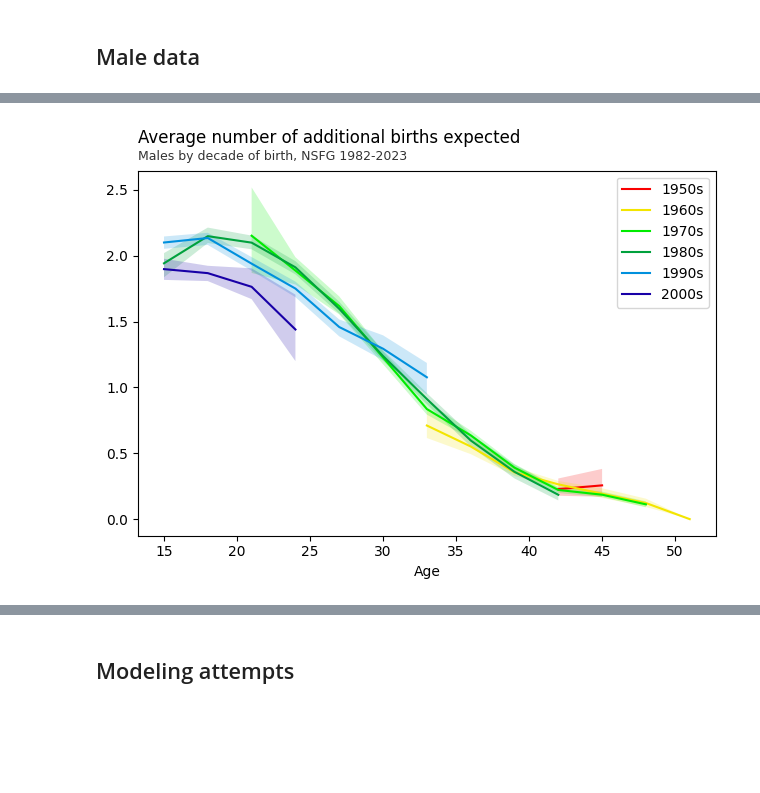
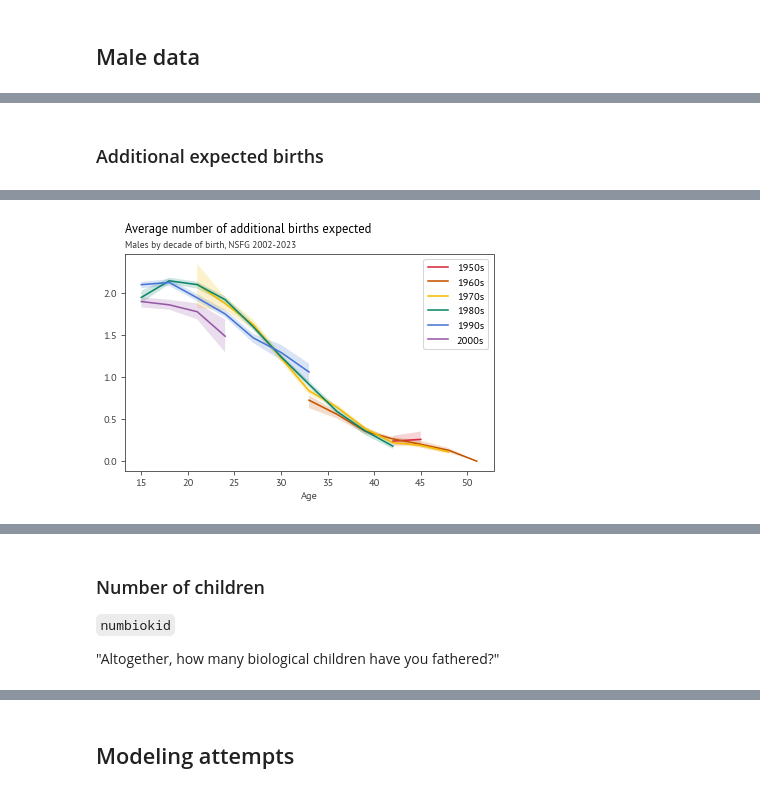
Before and after one commit to AllenDowney/MarriageNSFG, a Jupyter notebook: intent.ipynb, the cells around one changed output, grey strips where cells are left out. Saved outputs shown, nothing was run; the diff lists cells and outputs as text; code cells hidden in the pictures; blank space fills up the shorter version.

```diff
--- a/intent.ipynb
+++ b/intent.ipynb
@@ -188,5 +254,9 @@ Name: count, dtype: int64
 # %%
-df["intent_yes"] = np.where(df["intent"].isna(), np.nan, df["intent"] == 1)
-df["want_yes"] = np.where(df["rwant"].isna(), np.nan, df["rwant"] == 1)
-df["strlop_yes"] = np.where(df["strloper"].isna(), np.nan, df["strloper"] != 5)
+# R is surgically sterile at interview due to tubal sterilization
+# R is surgically sterile at interview due to hysterectomy
+# Type of sterilization operation in effect is "other female operation"
+
+df["strl_tubs"] = df["tubs"] == 1
+df["strl_yes"] = (df["tubs"] == 1) | (df["hyst"] == 1) | (df["strloper"] == 4)
+value_counts(df["strl_yes"])
 # %% [output]
@@ -249,13 +329,16 @@ from utils import percentile_rows
 def plot_table_with_errors(tables, cohorts, ages):
     table = tables[0]
     rows, cols = table.shape
-    set_palette("nipy_spectral", len(cohorts), reverse=True)
+    # set_palette("nipy_spectral", len(cohorts), reverse=True)
 
     for cohort in cohorts:
         frame = pd.DataFrame(columns=ages)
         for i, table in enumerate(tables):
             frame.loc[i] = table[cohort]
-        low, median, high = percentile_rows(frame, [5, 50, 95])
+
+        # using the 84% CI, so non-overlapping corresponds to
+        # a difference that's significant at 5% level
+        low, median, high = percentile_rows(frame, [8, 50, 92])
         plt.fill_between(ages, low, high, alpha=0.2)
         plt.plot(ages, median, label=cohort)
 # %% [output]
@@ -476,3 +705,7 @@ intent
 4.0       13
 Name: count, dtype: int64
 [interactive output not drawn]
+# %%
+df2["intent_yes"] = np.where(df2["intent"].isna(), np.nan, df2["intent"] == 1)
+df2["want_yes"] = np.where(df2["rwant"].isna(), np.nan, df2["rwant"] == 1)
+df2["child_yes"] = np.where(df2["numbiokid"].isna(), np.nan, df2["numbiokid"] > 0)
@@ -479,4 +714,4 @@ Name: count, dtype: int64
 # %%
-df2["intent_yes"] = np.where(df2["intent"].isna(), np.nan, df2["intent"] == 1)
-df2["want_yes"] = np.where(df2["rwant"].isna(), np.nan, df2["rwant"] == 1)
-df2["strlop_yes"] = np.where(df2["everoper"].isna(), np.nan, df2["everoper"] == 1)
+# Have you ever had a vasectomy or any other operation that makes it
+# impossible for you to father a child?
+df2["strl_yes"] = np.where(df2["everoper"].isna(), np.nan, df2["everoper"] == 1)
@@ -545,3 +831,5 @@ decorate(
+# %% [markdown]
+### Additional expected births
 # %%
 tables = [make_table(resample_by_cycle(df2), "addexp") for i in range(101)]
 # %% [output]
@@ -549,13 +837,19 @@ tables = [make_table(resample_by_cycle(df2), "addexp") for i in range(101)]
 # %%
 plot_table_with_errors(tables, cohorts, ages)
 title = "Average number of additional births expected"
-subtitle = "Males by decade of birth, NSFG 1982-2023 "
+subtitle = "Males by decade of birth, NSFG 2002-2023 "
 make_title(title, subtitle)
 
 decorate(xlabel="Age")
 # %% [output]
-[figure, old version]
+[figure, new version]
 [interactive output not drawn]
+# %% [markdown]
+### Number of children
+
+`numbiokid`
+
+"Altogether, how many biological children have you fathered?"
 # %%
 tables = [make_table(resample_by_cycle(df2), "numbiokid") for i in range(101)]
 # %% [output]
```
Also changed, not shown: parts of 95 cells of this notebook, 1 other file.
